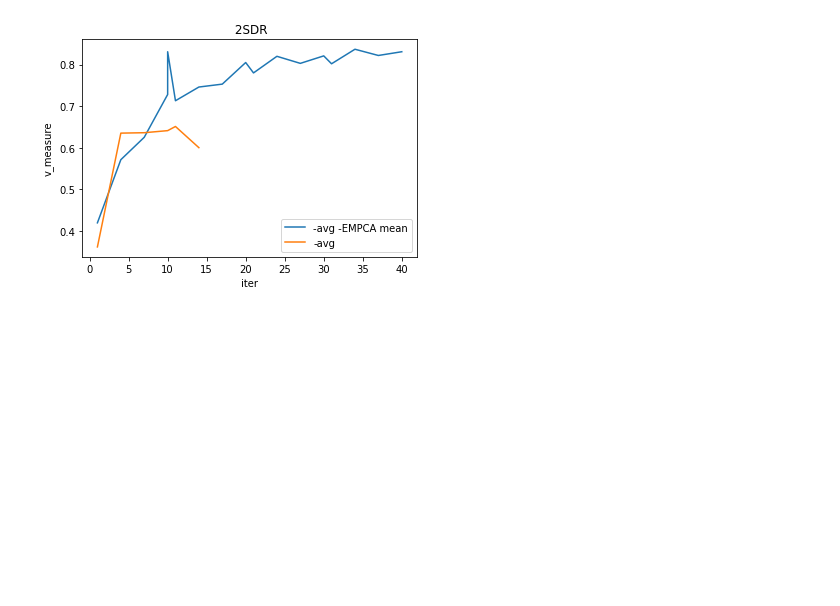
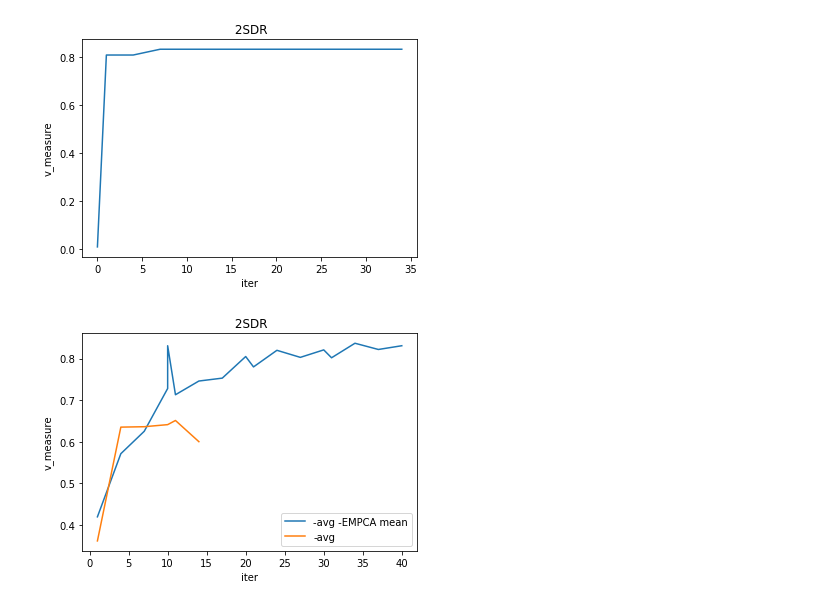
Before and after one commit to lewis841214/EM_2SDR, a Jupyter notebook: N_vs_VM.ipynb, the cells around one changed output. Saved outputs shown, nothing was run; the diff lists cells and outputs as text; code cells hidden in the pictures; blank space fills up the shorter version.

```diff
--- a/N_vs_VM.ipynb
+++ b/N_vs_VM.ipynb
@@ -1,3 +1,43 @@
+# %%
+%matplotlib inline
+import numpy as np
+import matplotlib.pyplot as plt
+
+it_list = []
+vm_list = []
+exp_name = f'20220320_70s_2class_0304+0.6_EM_2SDR_n_15/'
+dir_path = f'/home/users/lewis841214/Desktop/1project/CryoEMCode/GPU_CryoEM/tomosipo_structureed/TSNE_result/{exp_name}'
+from os import listdir
+from os.path import isfile, join
+onlyfiles = [f for f in listdir(dir_path) if isfile(join(dir_path, f))]
+
+for file in onlyfiles:
+    try:
+
+        if len(file.split('-')) == 2:
+            #print(file.split('-')[1].split())
+            it = float(file.split('-')[1].split()[0])
+            vm = float(file.split('-')[1].split()[3].split('j')[0][:-1])
+            #print(it, vm)
+            it_list.append(it)
+            vm_list.append(vm)
+        it_list = np.array(it_list)
+        vm_list = np.array(vm_list)
+        sort = np.argsort(it_list)
+        it_list = it_list[sort].tolist()
+        vm_list = vm_list[sort].tolist()
+    except:
+        pass
+
+
+plt.plot(it_list, vm_list, label = '-avg -EMPCA mean')
+#plt.legend()
+plt.title(f' 2SDR')
+plt.xlabel('iter')
+plt.ylabel('v_measure')
+plt.show()
+# %% [output]
+[figure, added]
 # %%
 %matplotlib inline
 import numpy as np
```
Also changed, not shown: 11 other files.
